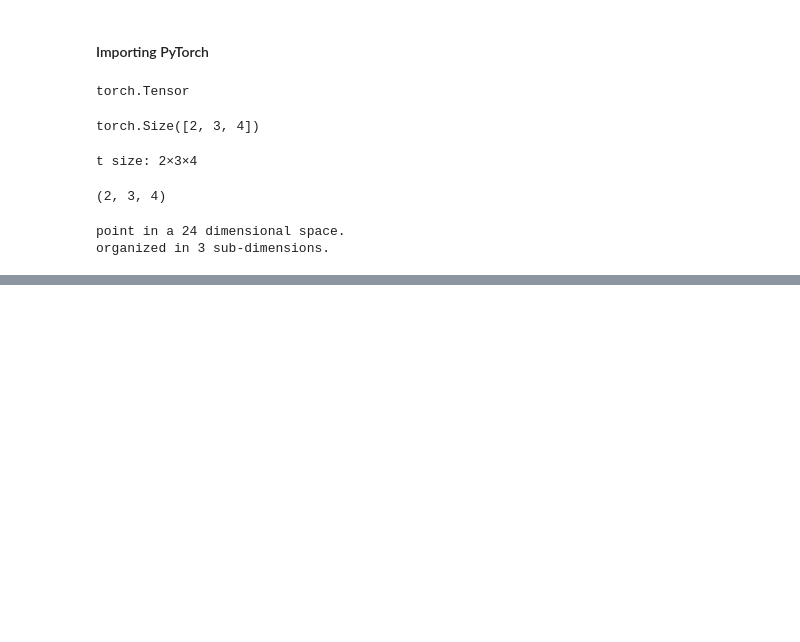
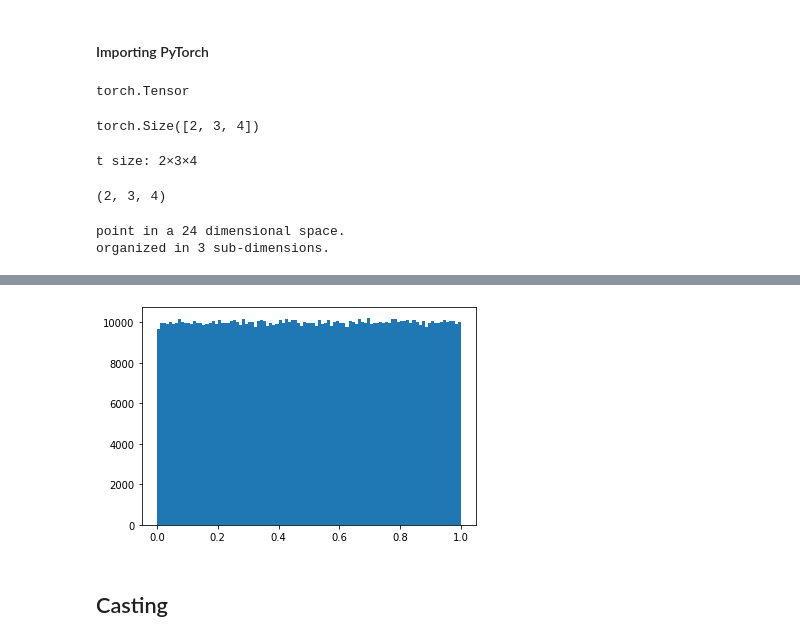
Before and after one commit to hashbanger/PyTorch_for_Deep_Learning, a Jupyter notebook: Torch_Basics/Tensor_Tutorial.ipynb, the cells around one changed output, grey strips where cells are left out. Cells and saved outputs as stored; diff of their text form; code cells hidden in the pictures; blank space fills up the shorter version.

```diff
--- a/Torch_Basics/Tensor_Tutorial.ipynb
+++ b/Torch_Basics/Tensor_Tutorial.ipynb
@@ -39,0 +326,6 @@ organized in 3 sub-dimensions.
+# %%
+plt.hist(torch.rand(10**6).numpy(), 100);
+# %% [output]
+[figure, added]
+# %% [markdown]
+## Casting
```
Also changed, not shown: parts of 64 cells of this notebook.
